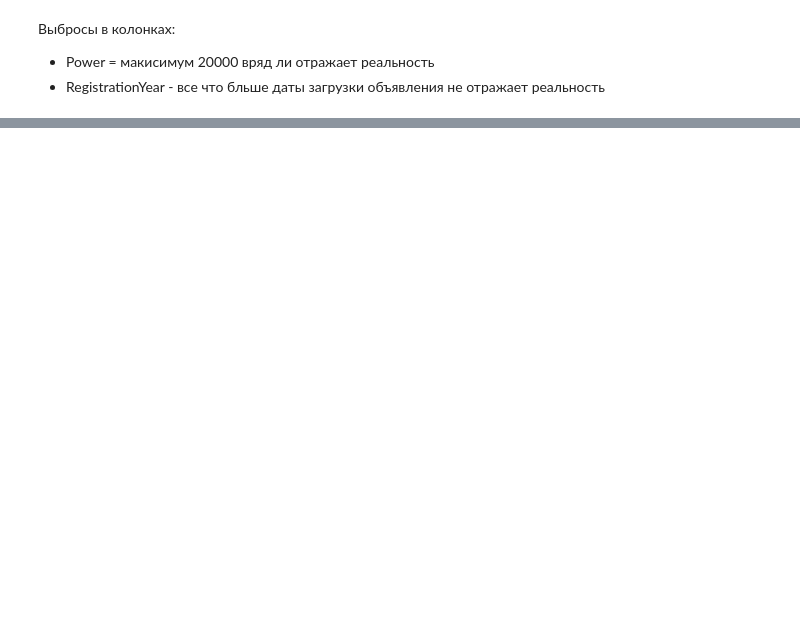
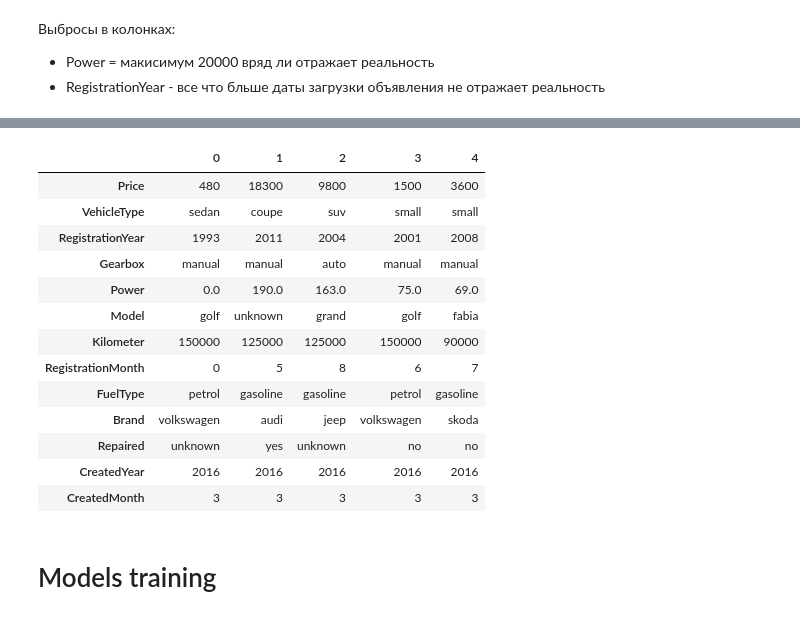
Before and after one commit to olipalol/YP_ml_learning, a Jupyter notebook: numerical_methods.ipynb, the cells around one changed output, grey strips where cells are left out. Cells and saved outputs as stored; diff of their text form; code cells hidden in the pictures; blank space fills up the shorter version.

```diff
--- a/numerical_methods.ipynb
+++ b/numerical_methods.ipynb
@@ -397,0 +575,8 @@ Name: proportion, dtype: float64
+# %%
+df_filtred['Model'] = df_filtred['Model'].fillna('unknown')
+# %%
+
+df_filtred['Gearbox'] = df_filtred['Gearbox'].fillna(df_filtred
+                                                     .groupby('Model')['Gearbox']
+                                                     .transform(lambda x: x.value_counts().idxmax())
+                                                    )
@@ -397,0 +653,27 @@ Name: proportion, dtype: float64
+# %%
+# убеерм полные дубликаты что у нас повились
+df_filtred.drop_duplicates(inplace=True)
+# %%
+# созданим новые колонки по дате создания объявления
+df_filtred['CreatedYear'] = df_filtred['DateCreated'].dt.year
+df_filtred['CreatedMonth'] = df_filtred['DateCreated'].dt.month
+df_filtred.drop(columns='DateCreated', inplace=True)
+# %%
+df_filtred.head().T
+# %% [output]
+|  | 0 | 1 | 2 | 3 | 4 |
+| Price | 480 | 18300 | 9800 | 1500 | 3600 |
+| VehicleType | sedan | coupe | suv | small | small |
+| RegistrationYear | 1993 | 2011 | 2004 | 2001 | 2008 |
+| Gearbox | manual | manual | auto | manual | manual |
+| Power | 0.0 | 190.0 | 163.0 | 75.0 | 69.0 |
+| Model | golf | unknown | grand | golf | fabia |
+| Kilometer | 150000 | 125000 | 125000 | 150000 | 90000 |
+| RegistrationMonth | 0 | 5 | 8 | 6 | 7 |
+| FuelType | petrol | gasoline | gasoline | petrol | gasoline |
+| Brand | volkswagen | audi | jeep | volkswagen | skoda |
+| Repaired | unknown | yes | unknown | no | no |
+| CreatedYear | 2016 | 2016 | 2016 | 2016 | 2016 |
+| CreatedMonth | 3 | 3 | 3 | 3 | 3 |
+# %% [markdown]
+# Models training
```
Also changed, not shown: parts of 60 cells of this notebook.
